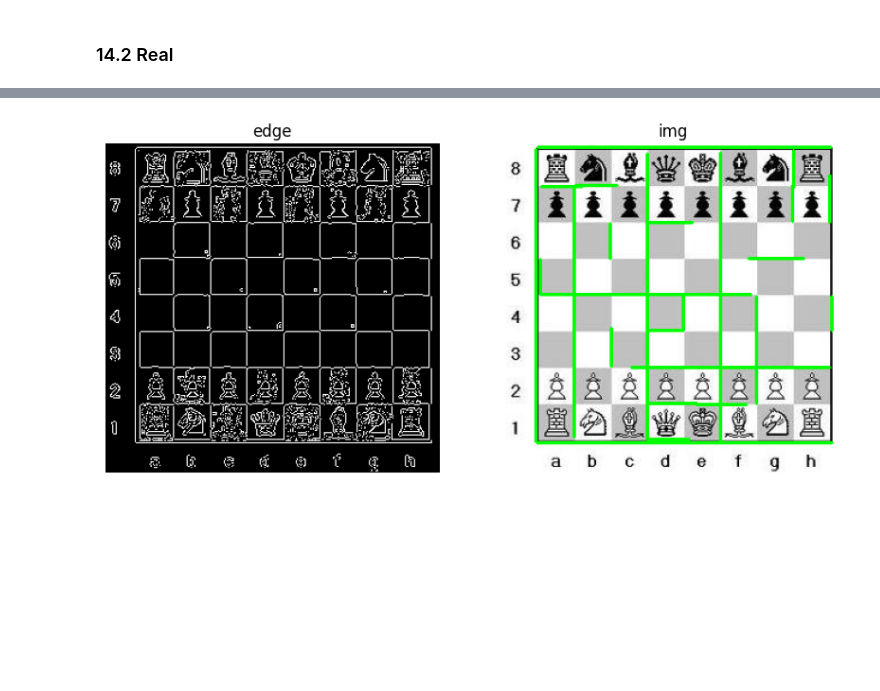
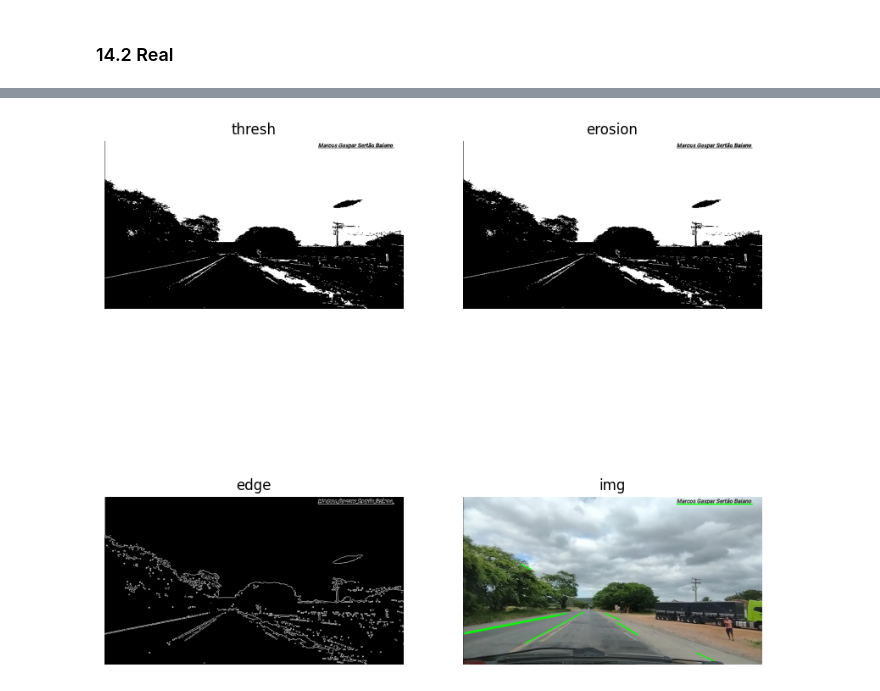
Before and after one commit to anddfreitas/python-study, a Jupyter notebook: ComputerVision/OpenCV/opencv2.ipynb, the cells around one changed output, grey strips where cells are left out. Cells and saved outputs as stored; diff of their text form; code cells hidden in the pictures; blank space fills up the shorter version.

```diff
--- a/ComputerVision/OpenCV/opencv2.ipynb
+++ b/ComputerVision/OpenCV/opencv2.ipynb
@@ -916,11 +934,12 @@ import numpy as np
 import matplotlib.pyplot as plt
 import pandas as pd
 
-img = cv2.imread('./media/xadrez.png')
+img = cv2.imread('./media/br.jpg')
+img = cv2.cvtColor(img, cv2.COLOR_BGR2RGB)
 gray = cv2.cvtColor(img, cv2.COLOR_BGR2GRAY)
 
 # Threshold
-minThresh = 200
+minThresh = 150
 maxThresh = 255
 _, thresh = cv2.threshold(gray, minThresh, maxThresh, cv2.THRESH_BINARY)
 
@@ -937,43 +956,33 @@ threshMin = 100
 threshMax = 200
 aperture = 3
 edge = cv2.Canny(erosion, threshMin, threshMax, apertureSize= aperture)
 
 # Hughlines
 rho_ = 1
 thresh_ = 100
-minLenght = 30
+minLenght = 20
 maxGap = 5
 lines = cv2.HoughLinesP(edge,rho_,np.pi/180, thresh_,minLineLength=minLenght,maxLineGap=maxGap)
 
 if lines is not None:
     for line in lines:
         x1, y1, x2, y2 = line[0]
         cv2.line(img, (x1, y1), (x2, y2), (0, 255, 0), 2)
 else:
     print("Nenhuma linha foi detectada.")
 
-
 mostrar = [thresh, erosion, edge, img]
 titles = ['thresh', 'erosion', 'edge', 'img']
 linhas = 2
 colunas = 2
 
 plt.figure(figsize=(10, 10))
 for i in range(len(mostrar)):
-    if i+1 > 2:
+    if i+1 >= 1:
         plt.subplot(linhas, colunas, i+1)
         plt.imshow(mostrar[i], cmap='gray')
         plt.title(titles[i])
         plt.axis('off')
-
 plt.show()
-
-# cv2.imshow('Gray', gray)
-# cv2.imshow('Thresh', thresh)
-# cv2.imshow('Erosion', erosion)
-# cv2.imshow('Edge', edge)
-# cv2.imshow('Final', img)
-# cv2.waitKey(0)
-# cv2.destroyAllWindows()
 # %% [output]
-[figure, old version]
+[figure, new version]
```
Also changed, not shown: parts of 11 cells of this notebook, 1 other file.
